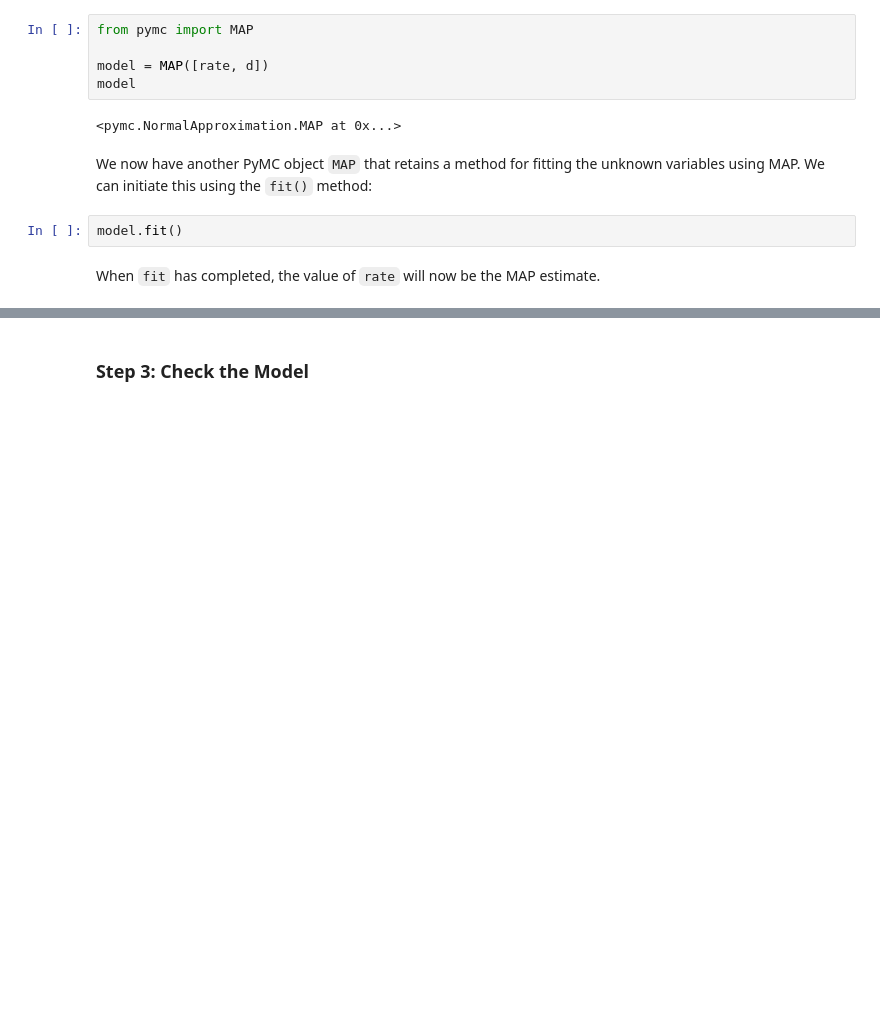
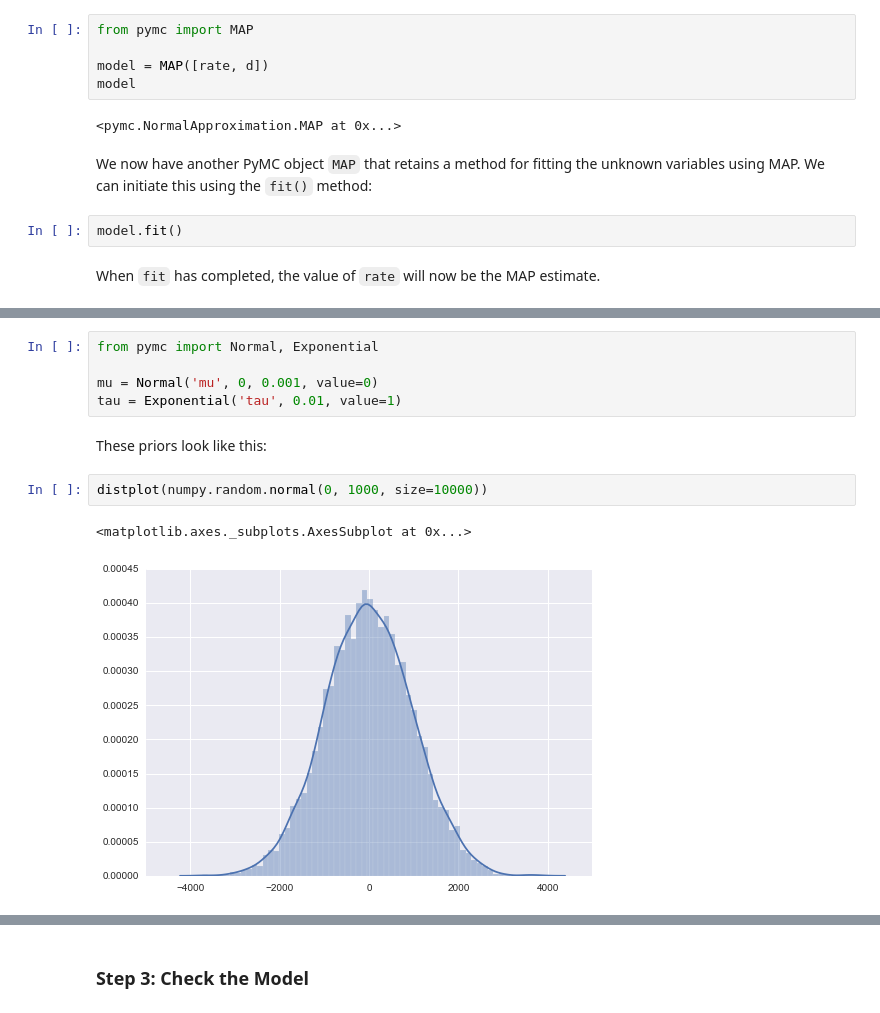
Before and after one commit to fonnesbeck/AHRQ_Complex_Interventions, a Jupyter notebook: Introduction to Bayesian Computing.ipynb, the cells around one changed output, grey strips where cells are left out. Saved outputs shown, nothing was run; the diff lists cells and outputs as text; blank space fills up the shorter version.

```diff
--- a/Introduction to Bayesian Computing.ipynb
+++ b/Introduction to Bayesian Computing.ipynb
@@ -669,0 +696,12 @@ As we might expect, the estimate is very close to zero!
+# %%
+from pymc import Normal, Exponential
+
+mu = Normal('mu', 0, 0.001, value=0)
+tau = Exponential('tau', 0.01, value=1)
+# %% [markdown]
+These priors look like this:
+# %%
+distplot(numpy.random.normal(0, 1000, size=10000))
+# %% [output]
+<matplotlib.axes._subplots.AxesSubplot at 0x...>
+[figure, added]
```
Also changed, not shown: parts of 42 cells of this notebook.
